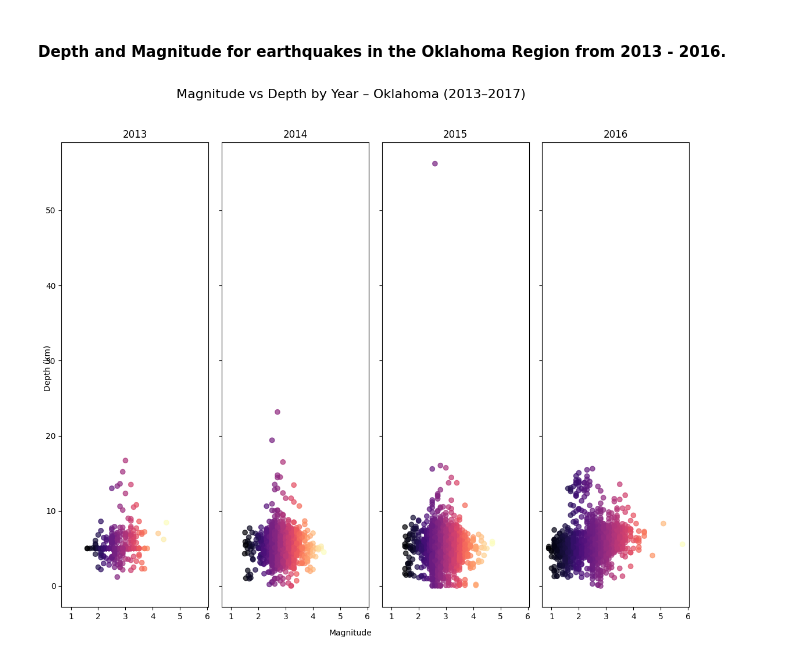
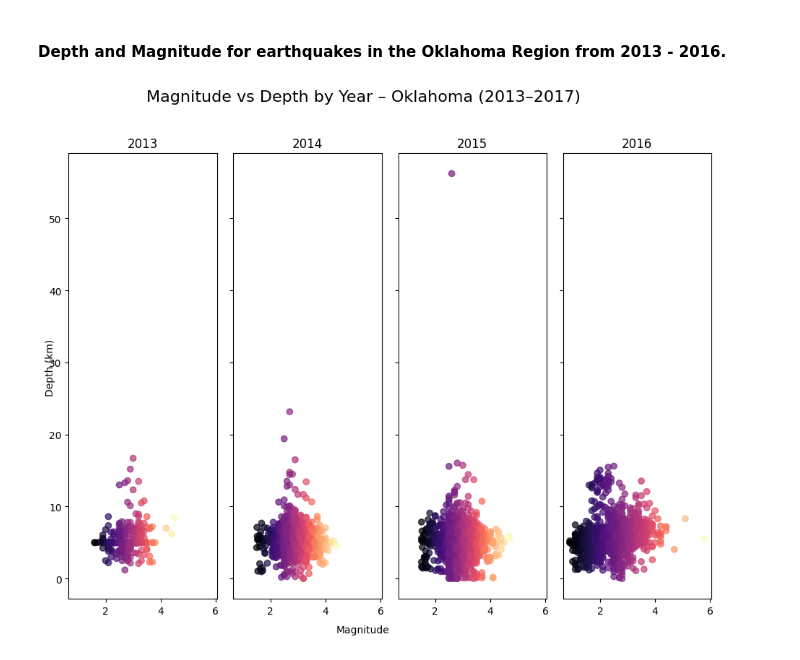
Before and after one commit to JulieGambill/Wastewater_And_Seismic_Activity, a Jupyter notebook: notebooks/Ok_Region_Earthquakes.ipynb, the cells around one changed output. Drawn from its saved outputs; the diff is of its cells as text; code cells hidden in the pictures.

```diff
--- a/notebooks/Ok_Region_Earthquakes.ipynb
+++ b/notebooks/Ok_Region_Earthquakes.ipynb
@@ -7,5 +7,5 @@ import math
 from matplotlib.ticker import AutoMinorLocator, MultipleLocator
 import seaborn as sns
 # %%
-raw_ok_quakes_df = pd.read_csv('../data/okQuakes.csv')
+raw_df = pd.read_csv('../data/okQuakes.csv')
 # %%
@@ -32,7 +32,7 @@ Index(['time', 'latitude', 'longitude', 'depth', 'mag', 'magType', 'nst',
        'locationSource', 'magSource'],
       dtype='object')
 # %%
-raw_ok_quakes_df.rename(columns = {
+raw_df.rename(columns = {
 
     'mag' : 'magnitude',
     'magType' : 'mag_type',
@@ -60,7 +60,7 @@ locationSource      object
 magSource           object
 dtype: object
 # %%
-
+# Function to fix time format and reorder columns
 def Fix_time_format(raw_df: pd.DataFrame) -> pd.DataFrame:
     """
     This function fixes the time and datetime types, adds new columns to the data frame,
@@ -71,8 +71,11 @@ def Fix_time_format(raw_df: pd.DataFrame) -> pd.DataFrame:
     This returns the data frame with the updated datetime values, adds new columns to the data frame,
     and moves those columns to the front of the data frame.
     """
+    if 'time' not in raw_df.columns:
+        raise KeyError("Input DataFrame must contain a 'time' column.")
     updated_time_df = raw_df.copy()
 
+# Update columns to datetime and split into time, date, month, and year
     updated_time_df['time'] = pd.to_datetime(updated_time_df['time'])
     updated_time_df['date'] = updated_time_df['time'].dt.date
     updated_time_df['time'] = updated_time_df['time'].dt.time
@@ -80,6 +83,7 @@ def Fix_time_format(raw_df: pd.DataFrame) -> pd.DataFrame:
     updated_time_df['month'] = updated_time_df['date'].dt.month
     updated_time_df['year'] = updated_time_df['date'].dt.year
 
+# Move columns to the front of the column list
     column_to_move1 = updated_time_df.pop('date')
     updated_time_df.insert(1, 'date', column_to_move1)
 
@@ -91,7 +95,7 @@ def Fix_time_format(raw_df: pd.DataFrame) -> pd.DataFrame:
 
     return updated_time_df
 # %%
-updated_time_df = Fix_time_format(updated_time_df)
+updated_time_df = Fix_time_format(raw_df)
 # %%
 updated_ok_quakes_df = updated_time_df.copy()
 # %%
@@ -3576,34 +3582,34 @@ n = len(years)
 cols = 4
 rows = math.ceil(n / cols)
 
-fig, axes = plt.subplots(rows, cols, figsize=(12, 10), sharex=True, sharey=True)
+fig, axes = plt.subplots(rows, cols, figsize=(10, 8), sharex=True, sharey=True)
 axes = axes.flatten()
 
 for ax, year in zip(axes, years):
     year_data = df[df['year'] == year]
 
     sc = ax.scatter(
         year_data['magnitude'],
         year_data['depth'],
         c=year_data['magnitude'],
         cmap='magma',
         alpha=0.7
     )
 
     ax.set_title(f"{year}")
 
 
 for ax in axes[n:]:
     ax.axis("off")
 
 fig.suptitle(f"Magnitude vs Depth by Year – Oklahoma ({start_year}–{end_year})",
              fontsize=16)
 
 fig.text(0.5, 0.04, 'Magnitude', ha='center')
 fig.text(0.06, 0.5, 'Depth (km)', va='center', rotation='vertical')
 
 plt.tight_layout(rect=[0.05, 0.05, 1, 0.96])
 plt.savefig('../plots/OkEarthquakesMagnitudeDepthByYear.png')
 plt.show()
 # %% [output]
-[figure, old version]
+[figure, new version]
```
Also changed, not shown: parts of 5 cells of this notebook, 7 other files.
